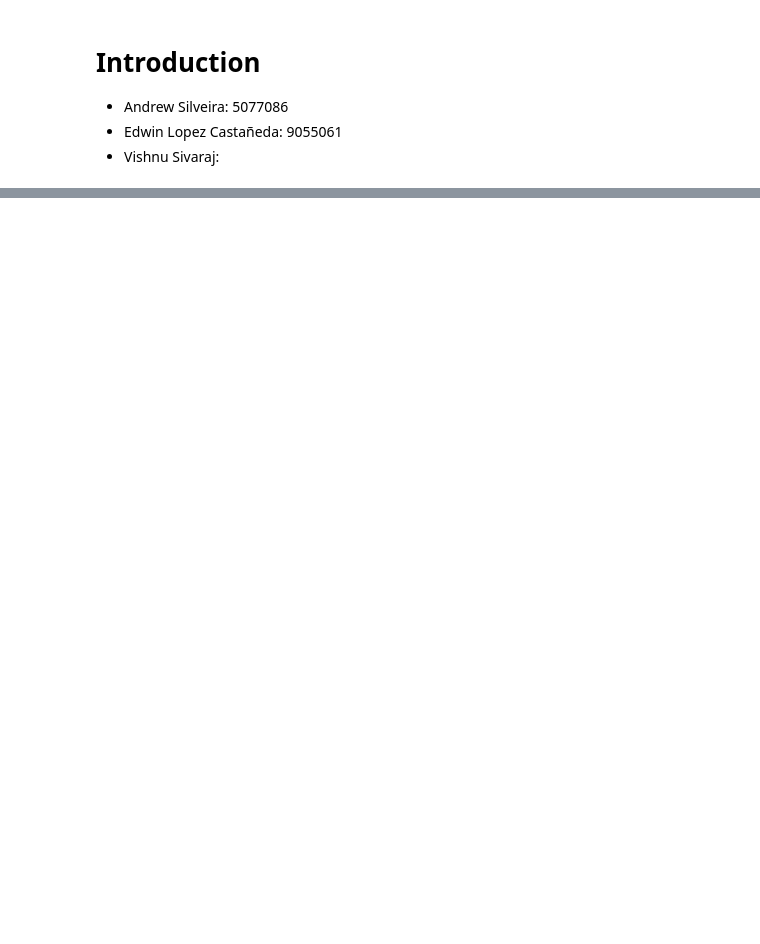
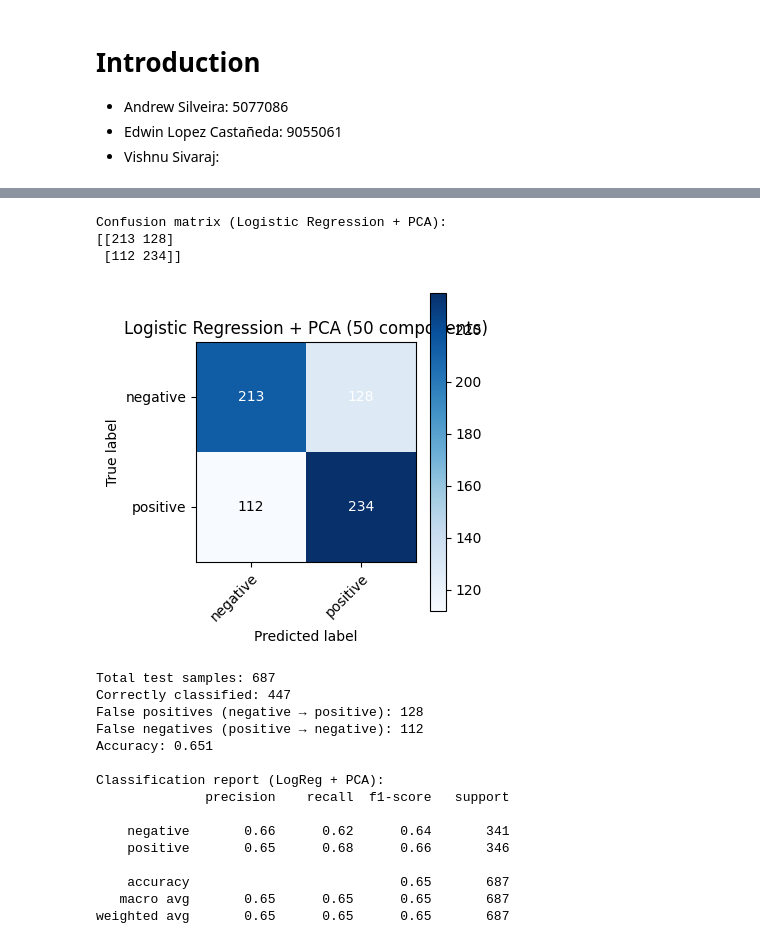
Before and after one commit to Andrew-Silveira-5077086/SentimentLabelledSentences-FinalProject, a Jupyter notebook: GroupProject-Final.ipynb, the cells around one changed output, grey strips where cells are left out. Cells and saved outputs as stored; diff of their text form; code cells hidden in the pictures; blank space fills up the shorter version.

```diff
--- a/GroupProject-Final.ipynb
+++ b/GroupProject-Final.ipynb
@@ -188,0 +384,19 @@ Tokenized:
+# %%
+# Convert sparse TF–IDF to dense arrays
+X_train_dense = X_train_tfidf.toarray()
+X_test_dense = X_test_tfidf.toarray()
+
+# Standardize features
+scaler = StandardScaler(with_mean=True, with_std=True)
+X_train_scaled = scaler.fit_transform(X_train_dense)
+X_test_scaled = scaler.transform(X_test_dense)
+
+# PCA dimensionality reduction
+n_components_pca = 50
+pca = PCA(n_components=n_components_pca, random_state=RANDOM_STATE)
+X_train_pca = pca.fit_transform(X_train_scaled)
+X_test_pca = pca.transform(X_test_scaled)
+
+explained_var_pca = pca.explained_variance_ratio_.sum()
+print(f"PCA components: {n_components_pca}")
+print(f"Total explained variance: {explained_var_pca:.3f}")
@@ -188,0 +426,43 @@ Tokenized:
+# %%
+# Logistic Regression on PCA-reduced features
+lr_pca = LogisticRegression(max_iter=1000, n_jobs=-1, random_state=RANDOM_STATE)
+lr_pca.fit(X_train_pca, y_train)
+y_pred_pca = lr_pca.predict(X_test_pca)
+
+cm_pca = confusion_matrix(y_test, y_pred_pca)
+print("Confusion matrix (Logistic Regression + PCA):")
+print(cm_pca)
+
+plot_confusion_matrix(
+    cm_pca, class_names, title="Logistic Regression + PCA (50 components)"
+)
+
+total_pca, correct_pca, fp_pca, fn_pca, acc_pca = summarize_confusion_matrix(cm_pca)
+print(f"Total test samples: {total_pca}")
+print(f"Correctly classified: {correct_pca}")
+print(f"False positives (negative → positive): {fp_pca}")
+print(f"False negatives (positive → negative): {fn_pca}")
+print(f"Accuracy: {acc_pca:.3f}")
+
+print("\nClassification report (LogReg + PCA):")
+print(classification_report(y_test, y_pred_pca, target_names=class_names))
+# %% [output]
+Confusion matrix (Logistic Regression + PCA):
+[[213 128]
+ [112 234]]
+[figure, added]
+Total test samples: 687
+Correctly classified: 447
+False positives (negative → positive): 128
+False negatives (positive → negative): 112
+Accuracy: 0.651
+
+Classification report (LogReg + PCA):
+              precision    recall  f1-score   support
+
+    negative       0.66      0.62      0.64       341
+    positive       0.65      0.68      0.66       346
+
+    accuracy                           0.65       687
+   macro avg       0.65      0.65      0.65       687
+weighted avg       0.65      0.65      0.65       687
```
Also changed, not shown: parts of 36 cells of this notebook.
